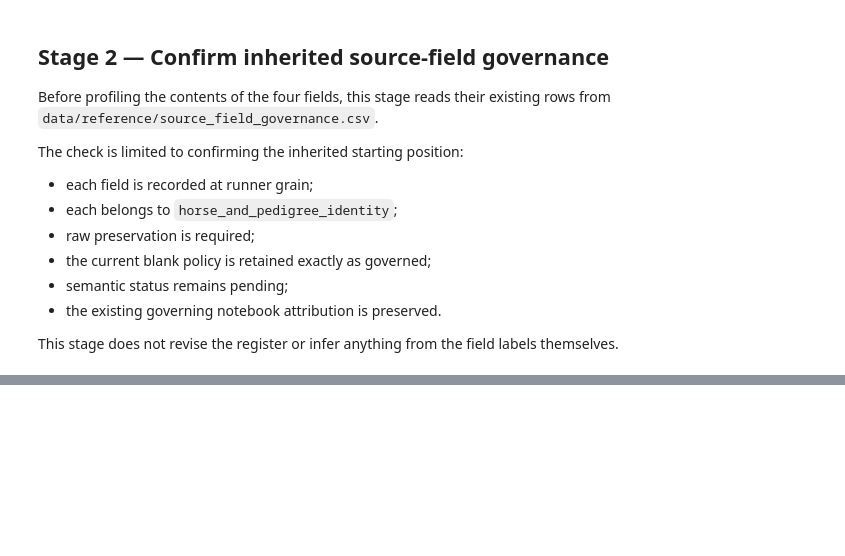
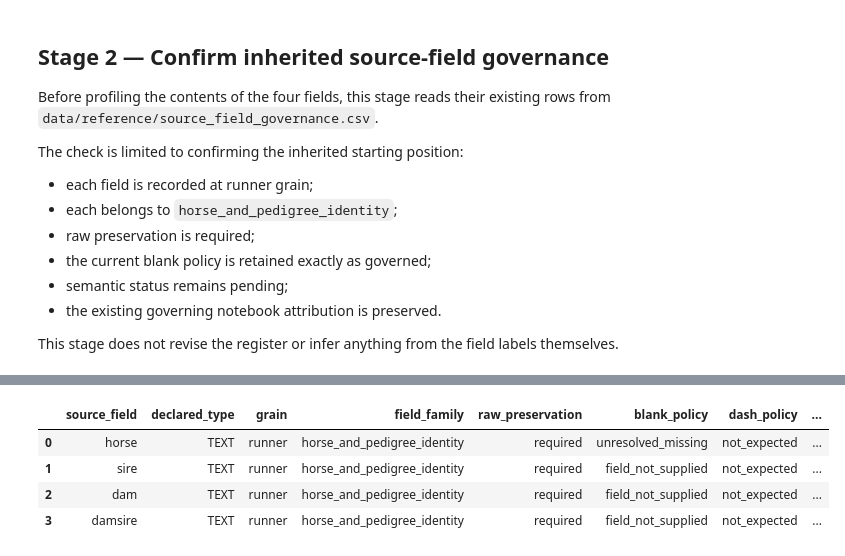
Before and after one commit to rjmac22/inside-rails-horse-racing, a Jupyter notebook: notebooks/19_horse_and_pedigree_identity.ipynb, the cells around one changed output, grey strips where cells are left out. Cells and saved outputs as stored; diff of their text form; code cells hidden in the pictures; blank space fills up the shorter version.

```diff
--- a/notebooks/19_horse_and_pedigree_identity.ipynb
+++ b/notebooks/19_horse_and_pedigree_identity.ipynb
@@ -192,0 +219,87 @@ horse_identity_governance
+# %%
+# Confirm the inherited governance position before interpreting any labels.
+SOURCE_FIELD_GOVERNANCE_PATH = (
+    PROJECT_ROOT
+    / "data"
+    / "reference"
+    / "source_field_governance.csv"
+)
+
+if not SOURCE_FIELD_GOVERNANCE_PATH.exists():
+    raise FileNotFoundError(
+        f"Source-field governance file not found: "
+        f"{SOURCE_FIELD_GOVERNANCE_PATH}"
+    )
+
+source_field_governance = pd.read_csv(SOURCE_FIELD_GOVERNANCE_PATH)
+
+required_governance_columns = {
+    "source_field",
+    "declared_type",
+    "grain",
+    "field_family",
+    "raw_preservation",
+    "blank_policy",
+    "dash_policy",
+    "zero_policy",
+    "governed_by",
+    "status",
+}
+
+missing_governance_columns = (
+    required_governance_columns
+    - set(source_field_governance.columns)
+)
+
+if missing_governance_columns:
+    raise AssertionError(
+        "Missing governance columns: "
+        f"{sorted(missing_governance_columns)}"
+    )
+
+horse_identity_governance = (
+    source_field_governance.loc[
+        source_field_governance["source_field"].isin(
+            HORSE_IDENTITY_FIELDS
+        ),
+        [
+            "source_field",
+            "declared_type",
+            "grain",
+            "field_family",
+            "raw_preservation",
+            "blank_policy",
+            "dash_policy",
+            "zero_policy",
+            "governed_by",
+            "status",
+        ],
+    ]
+    .set_index("source_field")
+    .reindex(HORSE_IDENTITY_FIELDS)
+    .reset_index()
+)
+
+assert len(horse_identity_governance) == len(HORSE_IDENTITY_FIELDS)
+assert horse_identity_governance["source_field"].notna().all()
+assert horse_identity_governance["declared_type"].eq("TEXT").all()
+assert horse_identity_governance["grain"].eq("runner").all()
+assert horse_identity_governance["field_family"].eq(
+    "horse_and_pedigree_identity"
+).all()
+assert horse_identity_governance["raw_preservation"].eq(
+    "required"
+).all()
+assert horse_identity_governance["dash_policy"].eq(
+    "not_expected"
+).all()
+assert horse_identity_governance["zero_policy"].eq(
+    "contextual_value"
+).all()
+assert horse_identity_governance["status"].eq(
+    "pending_semantics"
+).all()
+
+print("Inherited horse-identity governance confirmed")
+horse_identity_governance
+# %% [output]
@@ -192,0 +307,5 @@ horse_identity_governance
+|  | source_field | declared_type | grain | field_family | raw_preservation | blank_policy | dash_policy | ... |
+| 0 | horse | TEXT | runner | horse_and_pedigree_identity | required | unresolved_missing | not_expected | ... |
+| 1 | sire | TEXT | runner | horse_and_pedigree_identity | required | field_not_supplied | not_expected | ... |
+| 2 | dam | TEXT | runner | horse_and_pedigree_identity | required | field_not_supplied | not_expected | ... |
+| 3 | damsire | TEXT | runner | horse_and_pedigree_identity | required | field_not_supplied | not_expected | ... |
```
Also changed, not shown: parts of 94 cells of this notebook.
